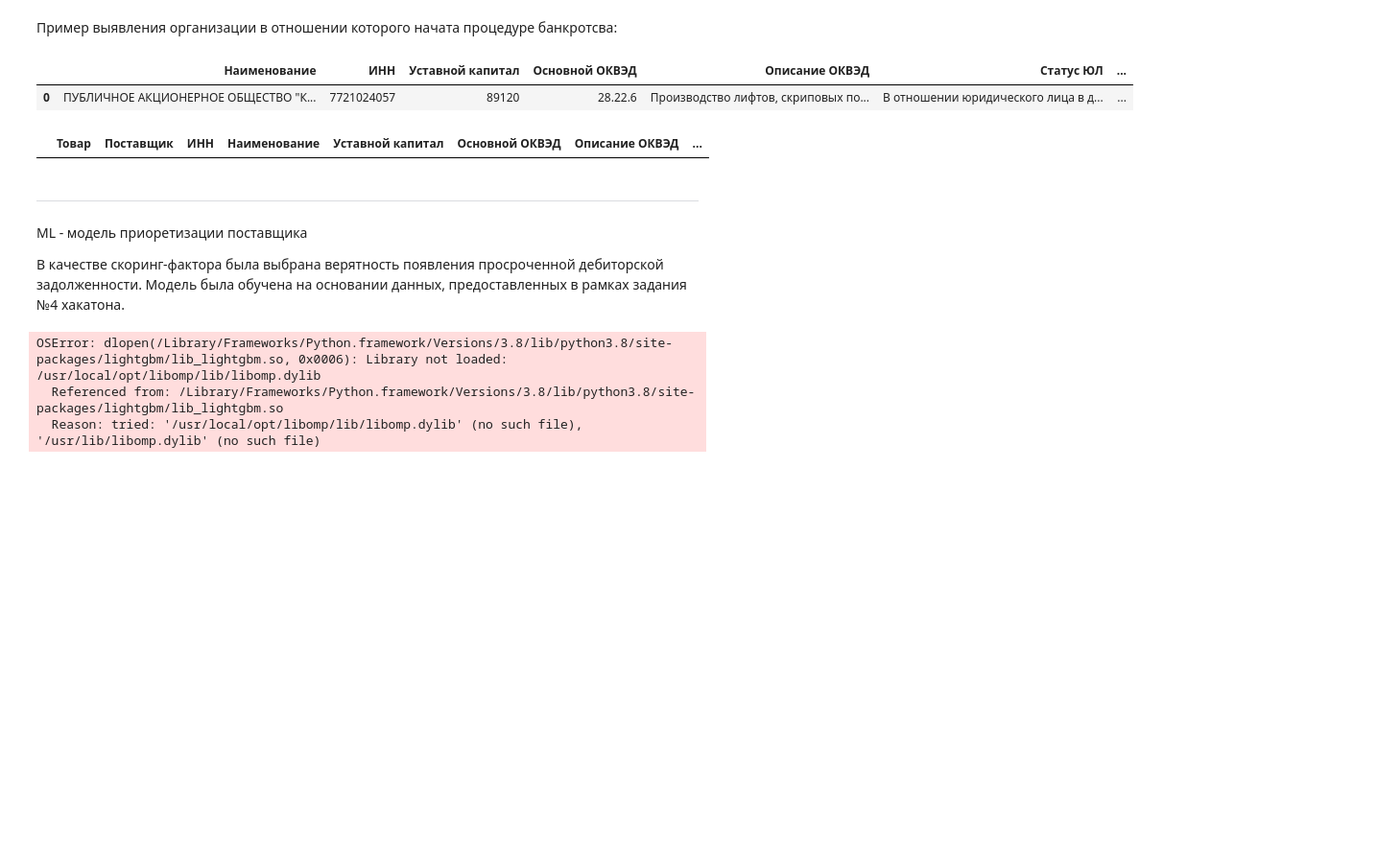
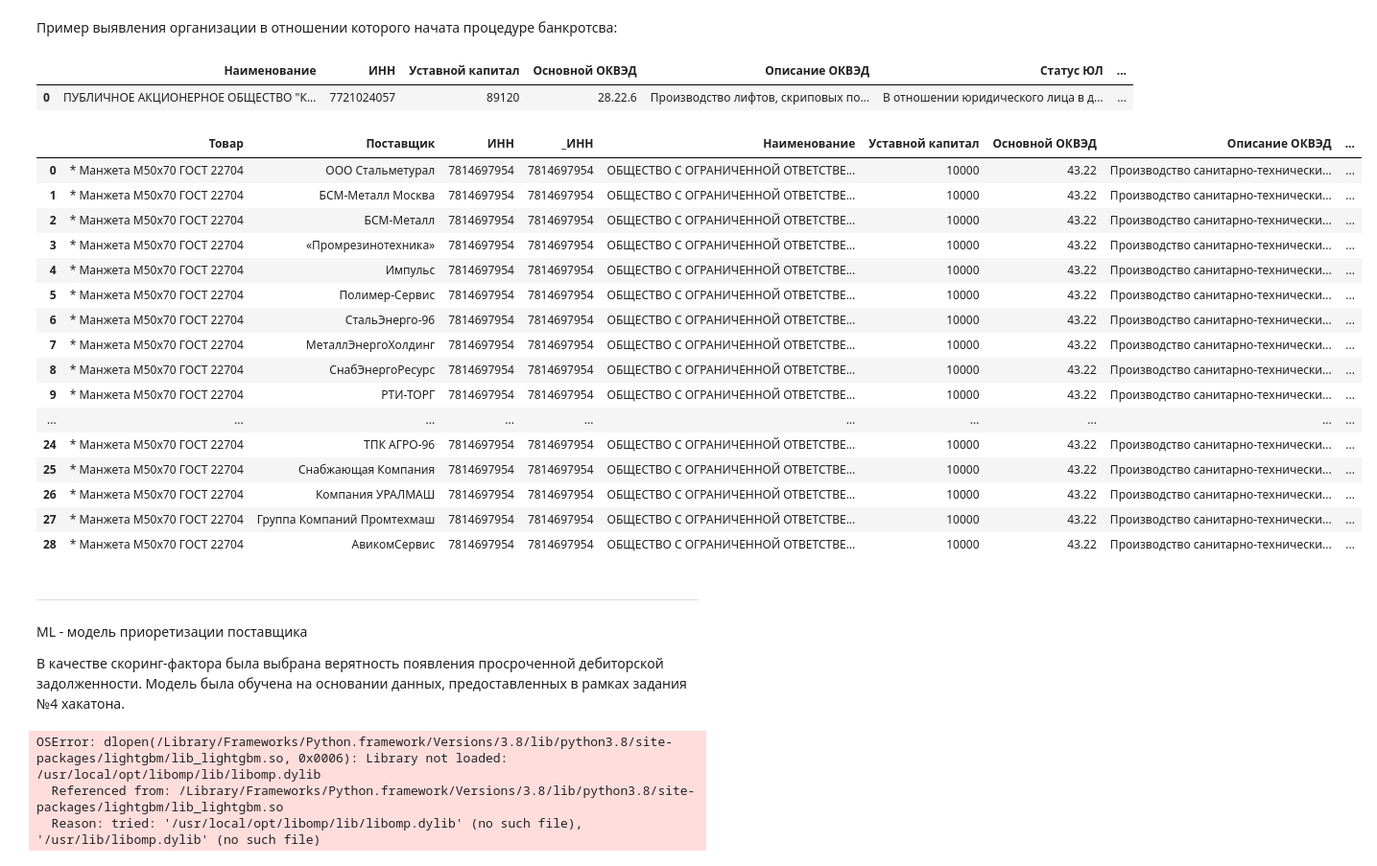
Before and after one commit to AlexHLinS/serverchallengesolution, a Jupyter notebook: Ezee_task3_solution.ipynb, the cells around one changed output. Shown at 96% size. Cells and saved outputs as stored; diff of their text form; code cells hidden in the pictures; blank space fills up the shorter version.

```diff
--- a/Ezee_task3_solution.ipynb
+++ b/Ezee_task3_solution.ipynb
@@ -521,7 +517,7 @@ def get_company_list_by_product(product_name):
     return result
 # %%
 search_results = pd.DataFrame(columns=['Товар', 'Поставщик', 'ИНН'])
-max_items_count = 3
+max_items_count = 1
 for element in input_data['Наименование']:
     if max_items_count == 0:
         break
@@ -531,0 +546,5 @@ search_results
+# %%
+'''for element in search_results:
+    element['ИНН'] = str(element['ИНН'])'''
+search_results
+temp_results = search_results.copy()
@@ -534,3 +571,15 @@ search_results
 Процедура обогащения профиля поставщика доп. данными
 
 Модуль получает на вход ИНН организации, после чего произвводит обогащение данными, необходимыми для работы алгоритма приоретизации поставщика (размер уставного капитала, прибыль/убыток до налогообложения, прибыль/убыток от продаж) и возвращает Pandas Dataframe с соответствующими полями.
+# %%
+search_results = temp_results.copy()
+
+search_results['_ИНН'] = None
+
+for i in range(len(search_results['ИНН'])):
+    search_results['_ИНН'] = search_results['ИНН'][i][0]
+
+search_results['ИНН'] = search_results['_ИНН']
+
+
+search_results
@@ -593,31 +663,47 @@ addDataToSeller('7721024057')
 # %%
 # TODO: Добавить датафрейм по полученным ранее поставщикам!
 search_results['Наименование'] = None
-search_results['ИНН'] = None
 search_results['Уставной капитал'] = None
 search_results['Основной ОКВЭД'] = None
 search_results['Описание ОКВЭД'] = None
 search_results['Статус ЮЛ'] = None
 search_results['Дата назначения статуса'] = None
 search_results['Дебет'] = None
 search_results['Кредит'] = None
 
 
 for i in range(len(search_results['ИНН'])):
+
     tmp = addDataToSeller(search_results['ИНН'][i])
-    search_results['Наименование'] = tmp['Наименование']
-    search_results['ИНН'] = tmp['ИНН']
-    search_results['Уставной капитал'] = tmp['Уставной капитал']
-    search_results['Основной ОКВЭД'] = tmp['Основной ОКВЭД']
-    search_results['Описание ОКВЭД'] = tmp['Описание ОКВЭД']
-    search_results['Статус ЮЛ'] = tmp['Статус ЮЛ']
-    search_results['Дата назначения статуса'] = tmp['Дата назначения статуса']
-    search_results['Дебет'] = tmp['Дебет']
-    search_results['Кредит'] = tmp['Кредит']
+    search_results['Наименование'][i] = tmp['Наименование'][0]
+    search_results['ИНН'][i] = tmp['ИНН'][0]
+    search_results['Уставной капитал'][i] = tmp['Уставной капитал'][0]
+    search_results['Основной ОКВЭД'][i] = tmp['Основной ОКВЭД'][0]
+    search_results['Описание ОКВЭД'][i] = tmp['Описание ОКВЭД'][0]
+    search_results['Статус ЮЛ'][i] = tmp['Статус ЮЛ'][0]
+    search_results['Дата назначения статуса'][i] = tmp['Дата назначения статуса'][0]
+    search_results['Дебет'][i] = tmp['Дебет'][0]
+    search_results['Кредит'][i] = tmp['Кредит'][0]
 
 search_results
 # %% [output]
-|  | Товар | Поставщик | ИНН | Наименование | Уставной капитал | Основной ОКВЭД | Описание ОКВЭД | ... |
+|  | Товар | Поставщик | ИНН | _ИНН | Наименование | Уставной капитал | Основной ОКВЭД | Описание ОКВЭД | ... |
+| 0 | * Манжета М50х70 ГОСТ 22704 | ООО Стальметурал | 7814697954 | 7814697954 | ОБЩЕСТВО С ОГРАНИЧЕННОЙ ОТВЕТСТВЕ... | 10000 | 43.22 | Производство санитарно-технически... | ... |
+| 1 | * Манжета М50х70 ГОСТ 22704 | БСМ-Металл Москва | 7814697954 | 7814697954 | ОБЩЕСТВО С ОГРАНИЧЕННОЙ ОТВЕТСТВЕ... | 10000 | 43.22 | Производство санитарно-технически... | ... |
+| 2 | * Манжета М50х70 ГОСТ 22704 | БСМ-Металл | 7814697954 | 7814697954 | ОБЩЕСТВО С ОГРАНИЧЕННОЙ ОТВЕТСТВЕ... | 10000 | 43.22 | Производство санитарно-технически... | ... |
+| 3 | * Манжета М50х70 ГОСТ 22704 | «Промрезинотехника» | 7814697954 | 7814697954 | ОБЩЕСТВО С ОГРАНИЧЕННОЙ ОТВЕТСТВЕ... | 10000 | 43.22 | Производство санитарно-технически... | ... |
+| 4 | * Манжета М50х70 ГОСТ 22704 | Импульс | 7814697954 | 7814697954 | ОБЩЕСТВО С ОГРАНИЧЕННОЙ ОТВЕТСТВЕ... | 10000 | 43.22 | Производство санитарно-технически... | ... |
+| 5 | * Манжета М50х70 ГОСТ 22704 | Полимер-Сервис | 7814697954 | 7814697954 | ОБЩЕСТВО С ОГРАНИЧЕННОЙ ОТВЕТСТВЕ... | 10000 | 43.22 | Производство санитарно-технически... | ... |
+| 6 | * Манжета М50х70 ГОСТ 22704 | СтальЭнерго-96 | 7814697954 | 7814697954 | ОБЩЕСТВО С ОГРАНИЧЕННОЙ ОТВЕТСТВЕ... | 10000 | 43.22 | Производство санитарно-технически... | ... |
+| 7 | * Манжета М50х70 ГОСТ 22704 | МеталлЭнергоХолдинг | 7814697954 | 7814697954 | ОБЩЕСТВО С ОГРАНИЧЕННОЙ ОТВЕТСТВЕ... | 10000 | 43.22 | Производство санитарно-технически... | ... |
+| 8 | * Манжета М50х70 ГОСТ 22704 | СнабЭнергоРесурс | 7814697954 | 7814697954 | ОБЩЕСТВО С ОГРАНИЧЕННОЙ ОТВЕТСТВЕ... | 10000 | 43.22 | Производство санитарно-технически... | ... |
+| 9 | * Манжета М50х70 ГОСТ 22704 | РТИ-ТОРГ | 7814697954 | 7814697954 | ОБЩЕСТВО С ОГРАНИЧЕННОЙ ОТВЕТСТВЕ... | 10000 | 43.22 | Производство санитарно-технически... | ... |
+| ... | ... | ... | ... | ... | ... | ... | ... | ... | ... |
+| 24 | * Манжета М50х70 ГОСТ 22704 | ТПК АГРО-96 | 7814697954 | 7814697954 | ОБЩЕСТВО С ОГРАНИЧЕННОЙ ОТВЕТСТВЕ... | 10000 | 43.22 | Производство санитарно-технически... | ... |
+| 25 | * Манжета М50х70 ГОСТ 22704 | Снабжающая Компания | 7814697954 | 7814697954 | ОБЩЕСТВО С ОГРАНИЧЕННОЙ ОТВЕТСТВЕ... | 10000 | 43.22 | Производство санитарно-технически... | ... |
+| 26 | * Манжета М50х70 ГОСТ 22704 | Компания УРАЛМАШ | 7814697954 | 7814697954 | ОБЩЕСТВО С ОГРАНИЧЕННОЙ ОТВЕТСТВЕ... | 10000 | 43.22 | Производство санитарно-технически... | ... |
+| 27 | * Манжета М50х70 ГОСТ 22704 | Группа Компаний Промтехмаш | 7814697954 | 7814697954 | ОБЩЕСТВО С ОГРАНИЧЕННОЙ ОТВЕТСТВЕ... | 10000 | 43.22 | Производство санитарно-технически... | ... |
+| 28 | * Манжета М50х70 ГОСТ 22704 | АвикомСервис | 7814697954 | 7814697954 | ОБЩЕСТВО С ОГРАНИЧЕННОЙ ОТВЕТСТВЕ... | 10000 | 43.22 | Производство санитарно-технически... | ... |
 # %% [markdown]
 ***
 ML - модель приоретизации поставщика
```
Also changed, not shown: parts of 8 cells of this notebook.
